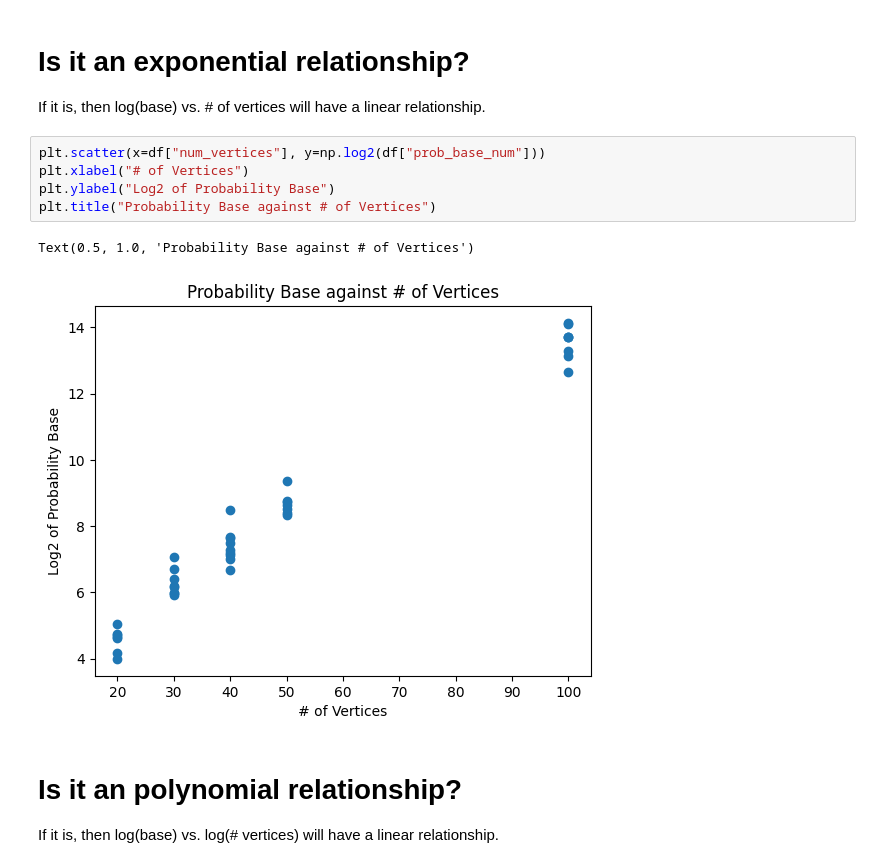
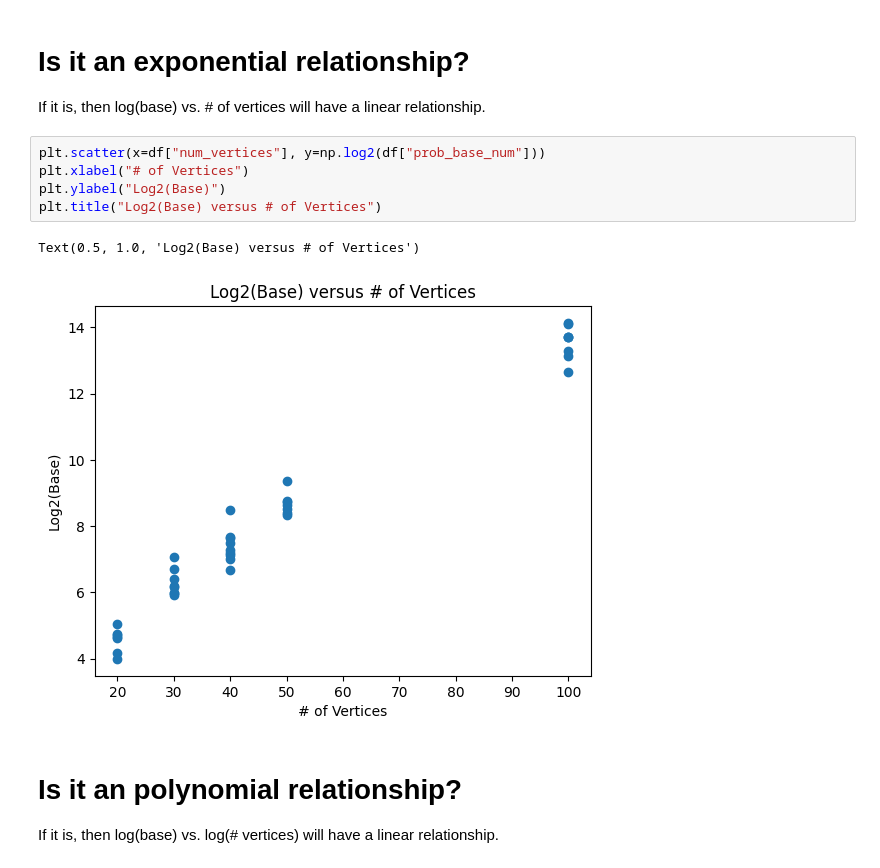
Before and after one commit to afr13dman/senior-thesis, a Jupyter notebook: old_stuff/model_one_base_vert_rel.ipynb, the cells around one changed output. Saved outputs shown, nothing was run; the diff lists cells and outputs as text.

```diff
--- a/old_stuff/model_one_base_vert_rel.ipynb
+++ b/old_stuff/model_one_base_vert_rel.ipynb
@@ -27,11 +27,11 @@ If it is, then log(base) vs. # of vertices will have a linear relationship.
 # %%
 plt.scatter(x=df["num_vertices"], y=np.log2(df["prob_base_num"]))
 plt.xlabel("# of Vertices")
-plt.ylabel("Log2 of Probability Base")
-plt.title("Probability Base against # of Vertices")
+plt.ylabel("Log2(Base)")
+plt.title("Log2(Base) versus # of Vertices")
 # %% [output]
-Text(0.5, 1.0, 'Probability Base against # of Vertices')
+Text(0.5, 1.0, 'Log2(Base) versus # of Vertices')
-[figure, old version]
+[figure, new version]
 # %% [markdown]
 # Is it an polynomial relationship?
 
```
Also changed, not shown: parts of 3 cells of this notebook, 40 other files.
